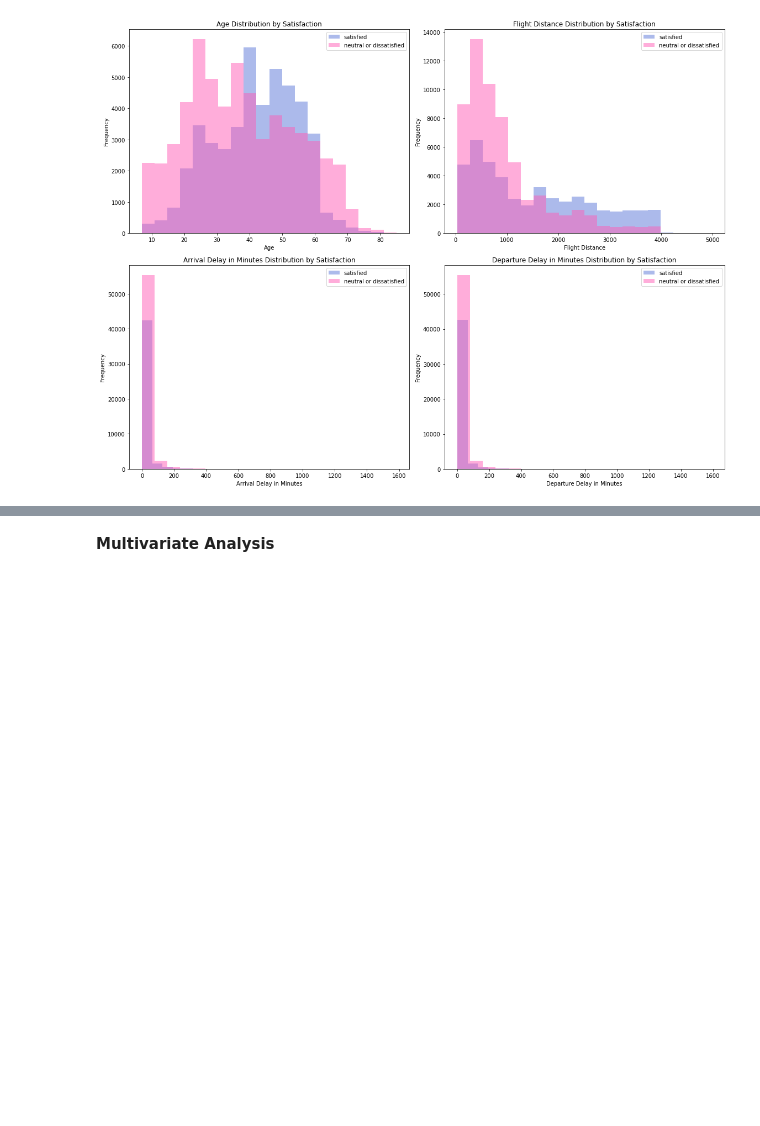
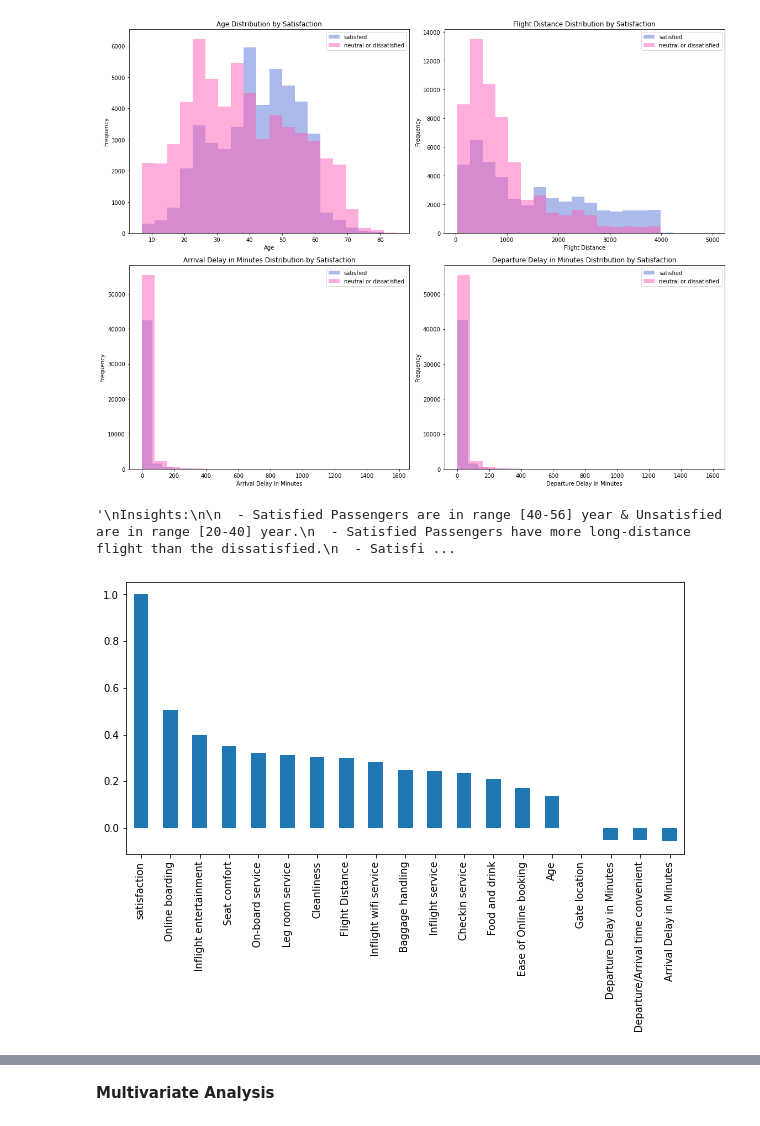
Before and after one commit to hebaashraf21/Airline_Passenger_Satisfaction_Prediction, a Jupyter notebook: code/eda.ipynb, the cells around one changed output, grey strips where cells are left out. Saved outputs shown, nothing was run; the diff lists cells and outputs as text; code cells hidden in the pictures; blank space fills up the shorter version.

```diff
--- a/code/eda.ipynb
+++ b/code/eda.ipynb
@@ -128,3 +214,39 @@ plt.tight_layout()
 plt.show()
 # %% [output]
 [figure]
+# %%
+'''
+Insights:
+
+  - Satisfied Passengers are in range [40-56] year & Unsatisfied are in range [20-40] year.
+  - Satisfied Passengers have more long-distance flight than the dissatisfied.
+  - Satisfied Passengers usually go for Business travel.
+  - Satisfied Passengers use Business Class while travelling.
+  - More than 80% of passengers flying in economy are either Neutral or Dissatisfied. That shows us that it needs some impromevent.
+  - The most frequency in the levels of satisfaction is 4 for all except: [Inflight wifi service, Ease of Online booking, Gate location] is 3
+  - Rate 3 is the most frequenent between unsatisfied passengers in services
+  -  Our passengers have mixed opinions about the Departure and Arrival Time Convenience.
+     The ratings are almost evenly distributed between 1 and 5.
+     With that in mind, the positive thing is that there are more positive or neutral ratings (3 through 5)
+     than negative ones (0 through 2).
+     We come to the conclusion that there is not that much correlation between total Satisfaction
+     and Departure and Arrival Time Convenience.
+     .
+     .
+     .
+     .
+     Write this for all passenger reviews
+
+  -
+'''
+# %% [output]
+'\nInsights:\n\n  - Satisfied Passengers are in range [40-56] year & Unsatisfied are in range [20-40] year.\n  - Satisfied Passengers have more long-distance flight than the dissatisfied.\n  - Satisfi ...
+# %%
+plt.figure(figsize = (10,5))
+
+cleaned_train_data["satisfaction"].replace({"satisfied": 1, "neutral or dissatisfied": 0}, inplace = True)
+df_dummies = pd.get_dummies(cleaned_train_data)
+cleaned_train_data.corr()['satisfaction'].sort_values(ascending = False).plot(kind = 'bar')
+plt.show()
+# %% [output]
+[figure, added]
```
Also changed, not shown: parts of 43 cells of this notebook, 1 other file.
